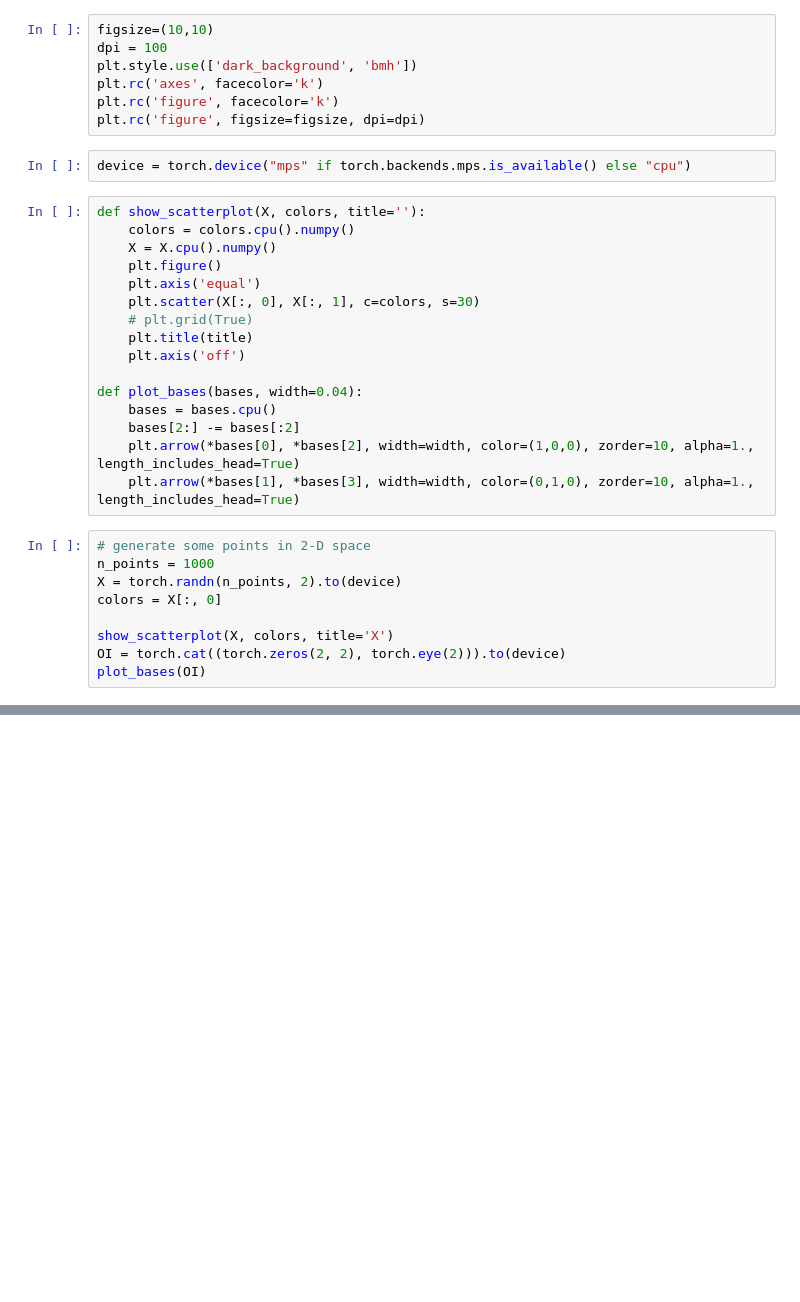
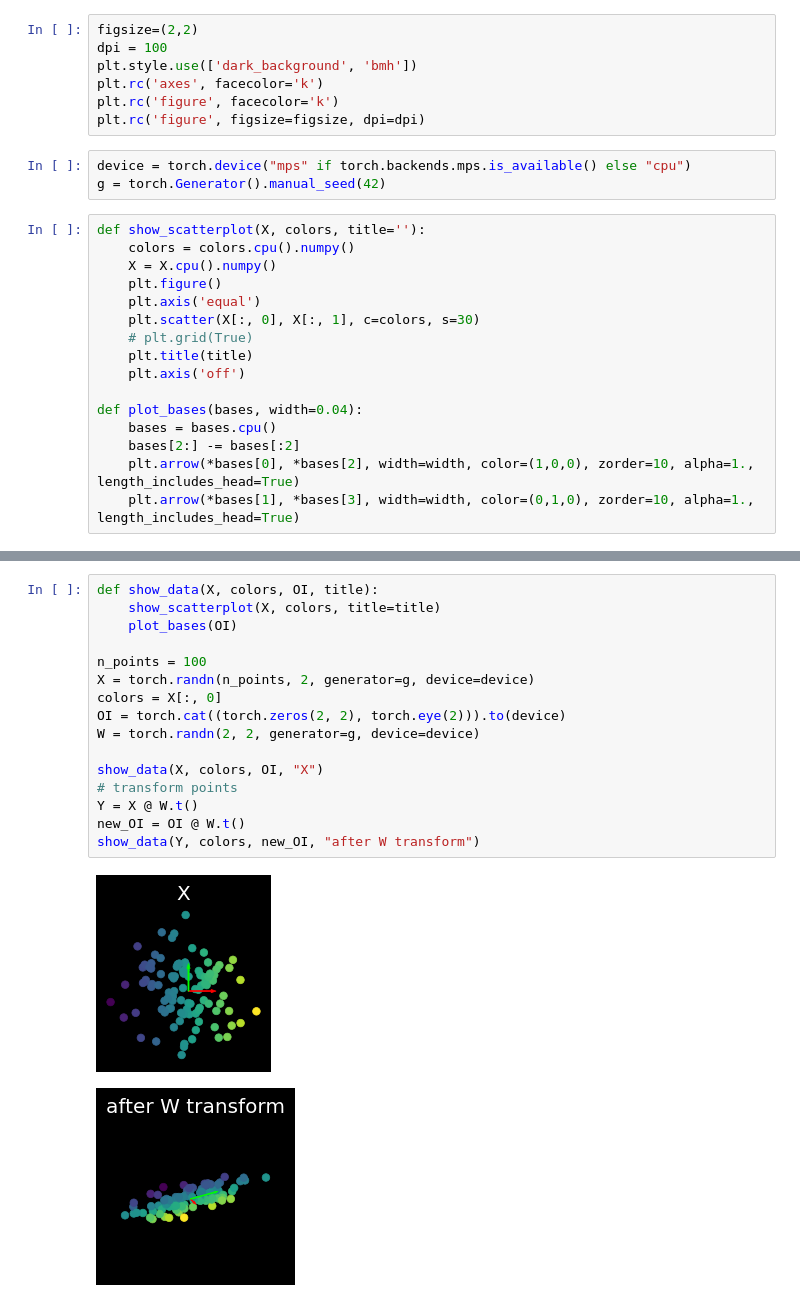
Before and after one commit to jean-kunz/my_micrograd, a Jupyter notebook: notebooks/nn_viz.ipynb, the cells around one changed output, grey strips where cells are left out. Drawn from its saved outputs; the diff is of its cells as text; blank space fills up the shorter version.

```diff
--- a/notebooks/nn_viz.ipynb
+++ b/notebooks/nn_viz.ipynb
@@ -6,7 +8,7 @@ from matplotlib.pyplot import plot, title, axis
 from matplotlib import pyplot as plt
 import numpy as np
 # %%
-figsize=(10,10)
+figsize=(2,2)
 dpi = 100
 plt.style.use(['dark_background', 'bmh'])
 plt.rc('axes', facecolor='k')
@@ -14,6 +16,7 @@ plt.rc('figure', facecolor='k')
 plt.rc('figure', figsize=figsize, dpi=dpi)
 # %%
 device = torch.device("mps" if torch.backends.mps.is_available() else "cpu")
+g = torch.Generator().manual_seed(42)
 # %%
 def show_scatterplot(X, colors, title=''):
     colors = colors.cpu().numpy()
@@ -30,12 +33,3 @@ def plot_bases(bases, width=0.04):
     bases[2:] -= bases[:2]
     plt.arrow(*bases[0], *bases[2], width=width, color=(1,0,0), zorder=10, alpha=1., length_includes_head=True)
     plt.arrow(*bases[1], *bases[3], width=width, color=(0,1,0), zorder=10, alpha=1., length_includes_head=True)
-# %%
-# generate some points in 2-D space
-n_points = 1000
-X = torch.randn(n_points, 2).to(device)
-colors = X[:, 0]
-
-show_scatterplot(X, colors, title='X')
-OI = torch.cat((torch.zeros(2, 2), torch.eye(2))).to(device)
-plot_bases(OI)
@@ -81,0 +52,19 @@ new_OI, OI
+# %%
+def show_data(X, colors, OI, title):
+    show_scatterplot(X, colors, title=title)
+    plot_bases(OI)
+
+n_points = 100
+X = torch.randn(n_points, 2, generator=g, device=device)
+colors = X[:, 0]
+OI = torch.cat((torch.zeros(2, 2), torch.eye(2))).to(device)
+W = torch.randn(2, 2, generator=g, device=device)
+
+show_data(X, colors, OI, "X")
+# transform points
+Y = X @ W.t()
+new_OI = OI @ W.t()
+show_data(Y, colors, new_OI, "after W transform")
+# %% [output]
+[figure, added]
+[figure, added]
```
Also changed, not shown: parts of 9 cells of this notebook, 1 other file.
